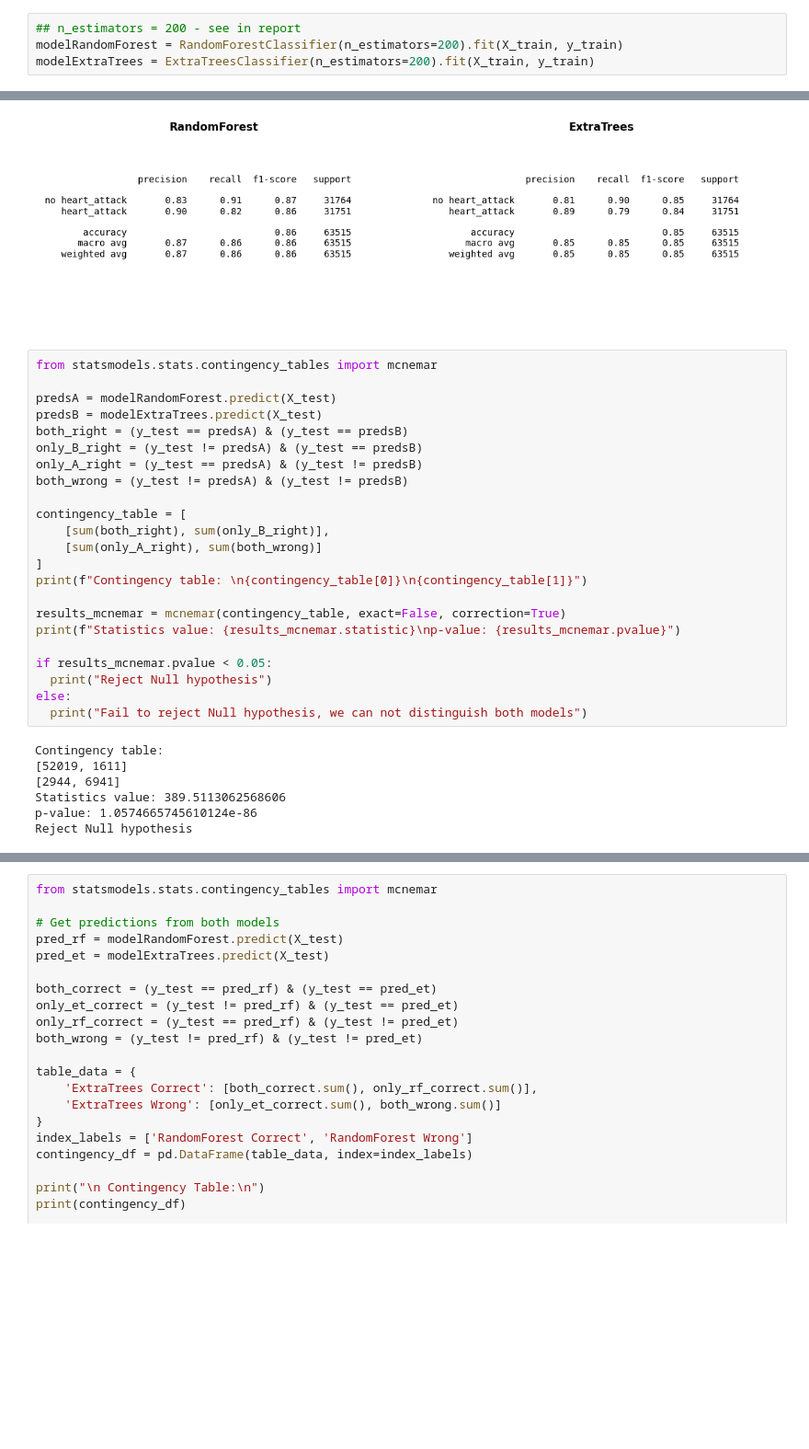
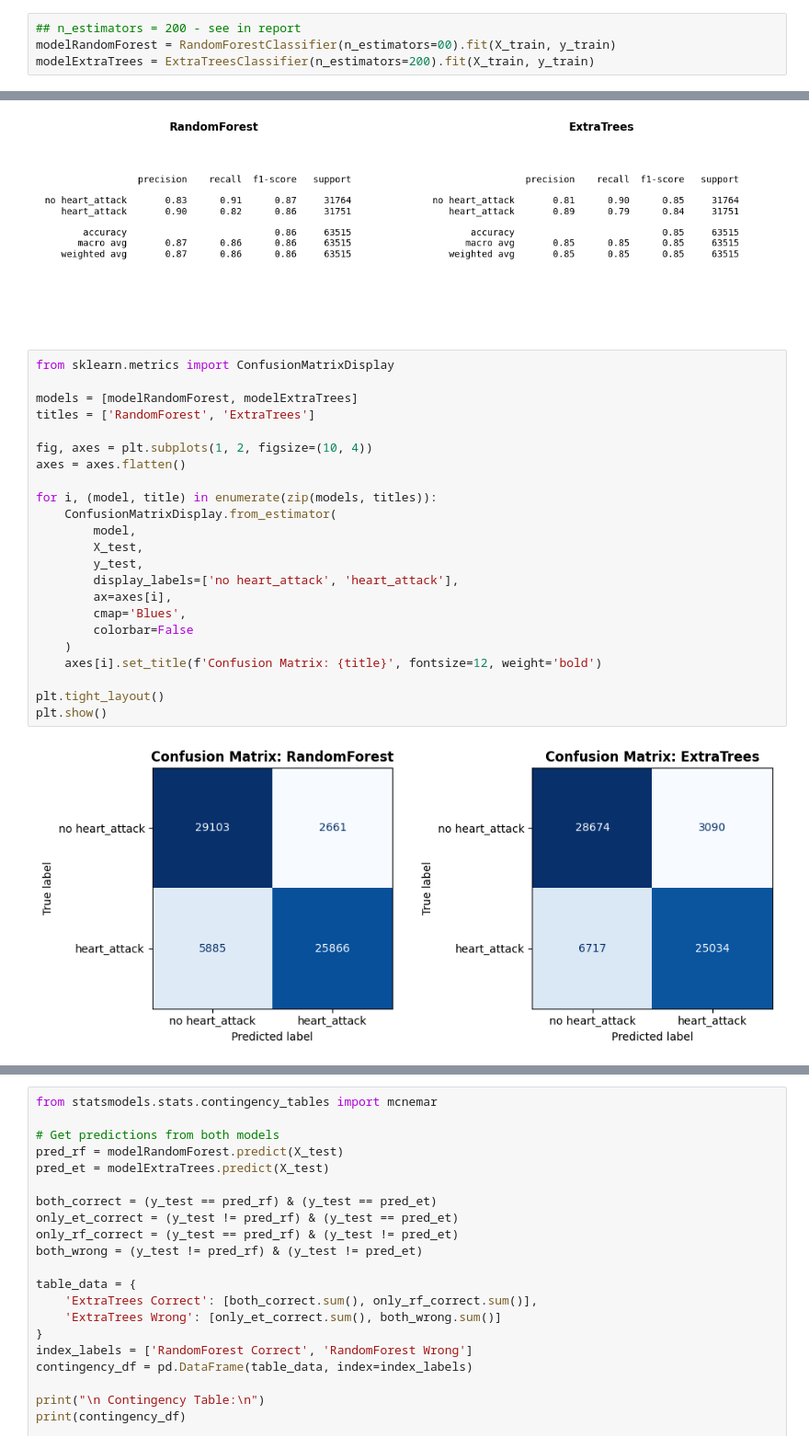
Before and after one commit to alexlafuente/heart_attack_prediction_md, a Jupyter notebook: meta_learning.ipynb, the cells around one changed output, grey strips where cells are left out. Shown at 92% size. Cells and saved outputs as stored; diff of their text form; blank space fills up the shorter version.

```diff
--- a/meta_learning.ipynb
+++ b/meta_learning.ipynb
@@ -480,6 +677,6 @@ Recall: 0.789 [nº estimators (trees): 200]
 # %%
 ## n_estimators = 200 - see in report
-modelRandomForest = RandomForestClassifier(n_estimators=200).fit(X_train, y_train)
+modelRandomForest = RandomForestClassifier(n_estimators=00).fit(X_train, y_train)
 modelExtraTrees = ExtraTreesClassifier(n_estimators=200).fit(X_train, y_train)
 # %%
 reportRandomForest = classification_report(y_test, modelRandomForest.predict(X_test), target_names=['no heart_attack', 'heart_attack'])
@@ -505,33 +702,28 @@ plt.tight_layout()
 plt.show()
 # %% [output]
 [figure]
-# %%
-from statsmodels.stats.contingency_tables import mcnemar
-
-predsA = modelRandomForest.predict(X_test)
-predsB = modelExtraTrees.predict(X_test)
-both_right = (y_test == predsA) & (y_test == predsB)
-only_B_right = (y_test != predsA) & (y_test == predsB)
-only_A_right = (y_test == predsA) & (y_test != predsB)
-both_wrong = (y_test != predsA) & (y_test != predsB)
-
-contingency_table = [
-    [sum(both_right), sum(only_B_right)],
-    [sum(only_A_right), sum(both_wrong)]
-]
-print(f"Contingency table: \n{contingency_table[0]}\n{contingency_table[1]}")
-
-results_mcnemar = mcnemar(contingency_table, exact=False, correction=True)
-print(f"Statistics value: {results_mcnemar.statistic}\np-value: {results_mcnemar.pvalue}")
-
-if results_mcnemar.pvalue < 0.05:
-  print("Reject Null hypothesis")
-else:
-  print("Fail to reject Null hypothesis, we can not distinguish both models")
-# %% [output]
-Contingency table:
-[52019, 1611]
-[2944, 6941]
-Statistics value: 389.5113062568606
-p-value: 1.0574665745610124e-86
-Reject Null hypothesis
+# %%
+from sklearn.metrics import ConfusionMatrixDisplay
+
+models = [modelRandomForest, modelExtraTrees]
+titles = ['RandomForest', 'ExtraTrees']
+
+fig, axes = plt.subplots(1, 2, figsize=(10, 4))
+axes = axes.flatten()
+
+for i, (model, title) in enumerate(zip(models, titles)):
+    ConfusionMatrixDisplay.from_estimator(
+        model,
+        X_test,
+        y_test,
+        display_labels=['no heart_attack', 'heart_attack'],
+        ax=axes[i],
+        cmap='Blues',
+        colorbar=False
+    )
+    axes[i].set_title(f'Confusion Matrix: {title}', fontsize=12, weight='bold')
+
+plt.tight_layout()
+plt.show()
+# %% [output]
+[figure, added]
```
Also changed, not shown: parts of 27 cells of this notebook.
